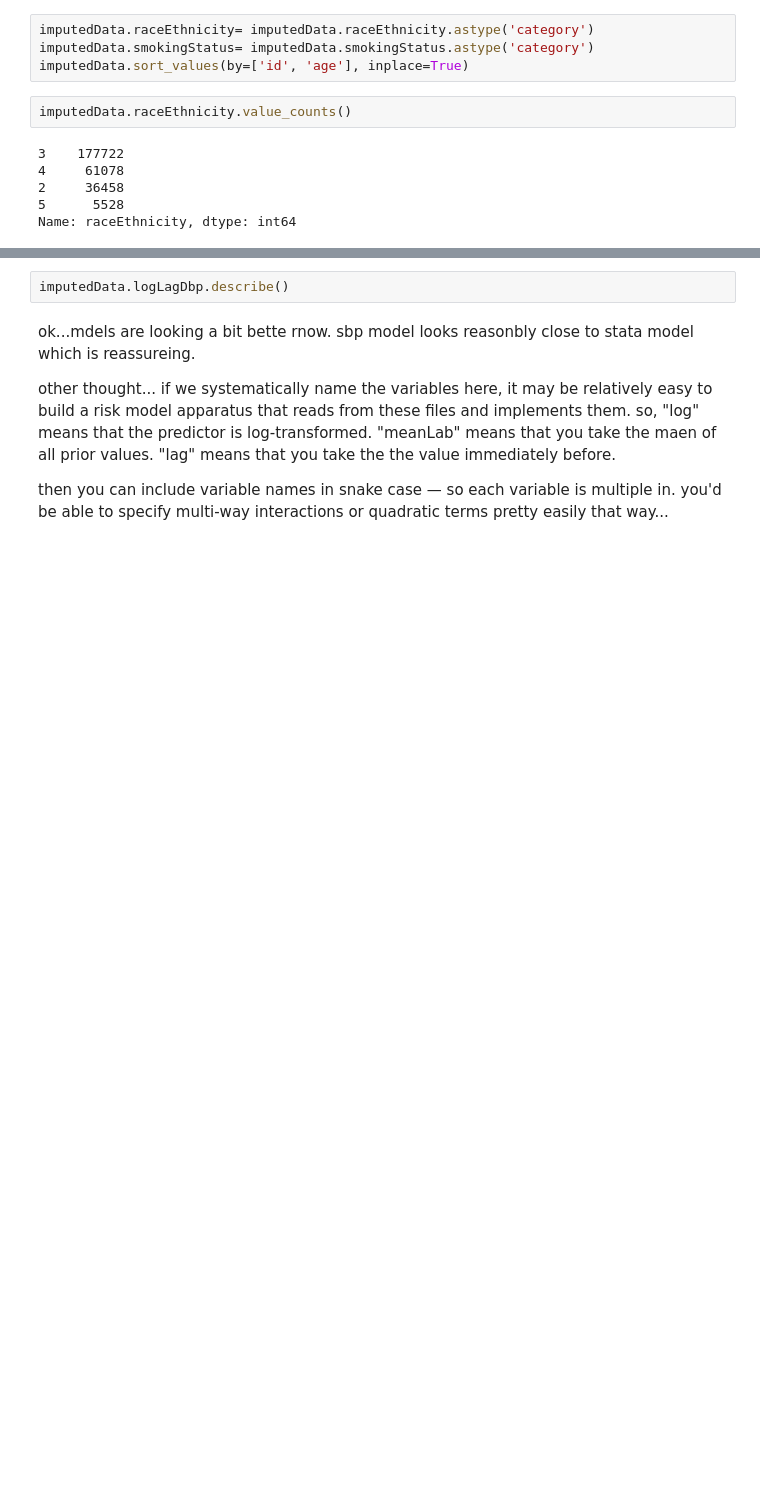
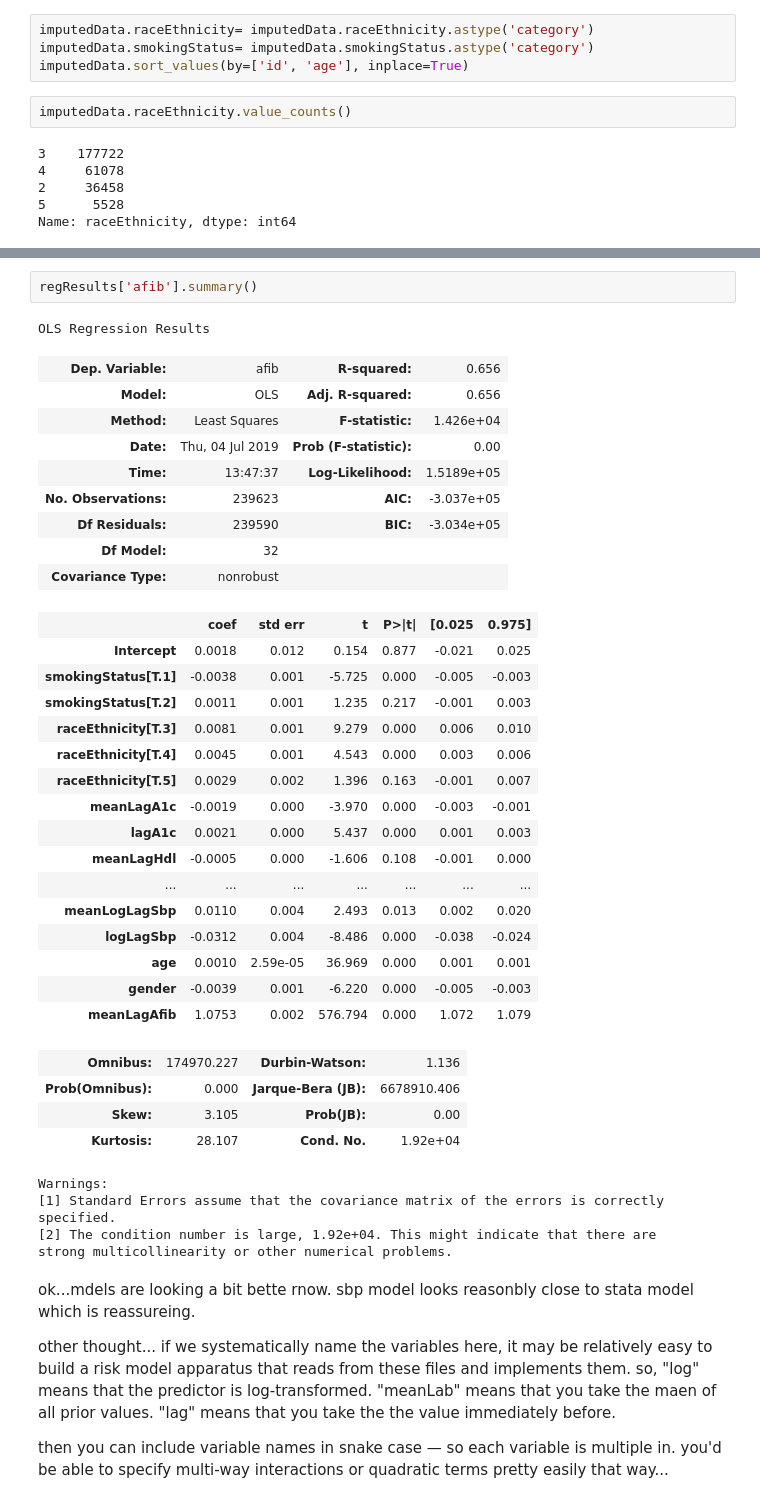
Before and after one commit to jburke5/microsimNHANES, a Jupyter notebook: buildRiskFactorsFromCombinedCohort.ipynb, the cells around one changed output, grey strips where cells are left out. Drawn from its saved outputs; the diff is of its cells as text; blank space fills up the shorter version.

```diff
--- a/buildRiskFactorsFromCombinedCohort.ipynb
+++ b/buildRiskFactorsFromCombinedCohort.ipynb
@@ -268,6 +264,41 @@ Warnings:
 strong multicollinearity or other numerical problems.
-# %%
-imputedData.logLagDbp.describe()
+# %%
+regResults['afib'].summary()
+# %% [output]
+OLS Regression Results
+| Dep. Variable: | afib | R-squared: | 0.656 |
+| Model: | OLS | Adj. R-squared: | 0.656 |
+| Method: | Least Squares | F-statistic: | 1.426e+04 |
+| Date: | Thu, 04 Jul 2019 | Prob (F-statistic): | 0.00 |
+| Time: | 13:47:37 | Log-Likelihood: | 1.5189e+05 |
+| No. Observations: | 239623 | AIC: | -3.037e+05 |
+| Df Residuals: | 239590 | BIC: | -3.034e+05 |
+| Df Model: | 32 |  |  |
+| Covariance Type: | nonrobust |  |  |
+|  | coef | std err | t | P>|t| | [0.025 | 0.975] |
+| Intercept | 0.0018 | 0.012 | 0.154 | 0.877 | -0.021 | 0.025 |
+| smokingStatus[T.1] | -0.0038 | 0.001 | -5.725 | 0.000 | -0.005 | -0.003 |
+| smokingStatus[T.2] | 0.0011 | 0.001 | 1.235 | 0.217 | -0.001 | 0.003 |
+| raceEthnicity[T.3] | 0.0081 | 0.001 | 9.279 | 0.000 | 0.006 | 0.010 |
+| raceEthnicity[T.4] | 0.0045 | 0.001 | 4.543 | 0.000 | 0.003 | 0.006 |
+| raceEthnicity[T.5] | 0.0029 | 0.002 | 1.396 | 0.163 | -0.001 | 0.007 |
+| meanLagA1c | -0.0019 | 0.000 | -3.970 | 0.000 | -0.003 | -0.001 |
+| lagA1c | 0.0021 | 0.000 | 5.437 | 0.000 | 0.001 | 0.003 |
+| meanLagHdl | -0.0005 | 0.000 | -1.606 | 0.108 | -0.001 | 0.000 |
+| ... | ... | ... | ... | ... | ... | ... |
+| meanLogLagSbp | 0.0110 | 0.004 | 2.493 | 0.013 | 0.002 | 0.020 |
+| logLagSbp | -0.0312 | 0.004 | -8.486 | 0.000 | -0.038 | -0.024 |
+| age | 0.0010 | 2.59e-05 | 36.969 | 0.000 | 0.001 | 0.001 |
+| gender | -0.0039 | 0.001 | -6.220 | 0.000 | -0.005 | -0.003 |
+| meanLagAfib | 1.0753 | 0.002 | 576.794 | 0.000 | 1.072 | 1.079 |
+| Omnibus: | 174970.227 | Durbin-Watson: | 1.136 |
+| Prob(Omnibus): | 0.000 | Jarque-Bera (JB): | 6678910.406 |
+| Skew: | 3.105 | Prob(JB): | 0.00 |
+| Kurtosis: | 28.107 | Cond. No. | 1.92e+04 |
+Warnings:
+[1] Standard Errors assume that the covariance matrix of the errors is correctly specified.
+[2] The condition number is large, 1.92e+04. This might indicate that there are
+strong multicollinearity or other numerical problems.
 # %% [markdown]
 ok...mdels are looking a bit bette rnow. sbp model looks reasonbly close to stata model which is reassureing.
 
```
Also changed, not shown: parts of 18 cells of this notebook, 2 other files.
